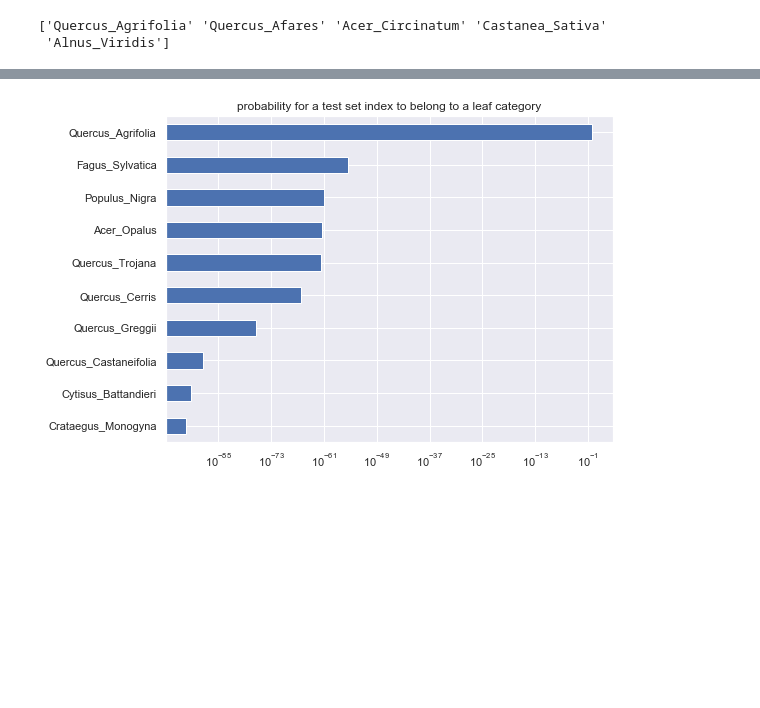
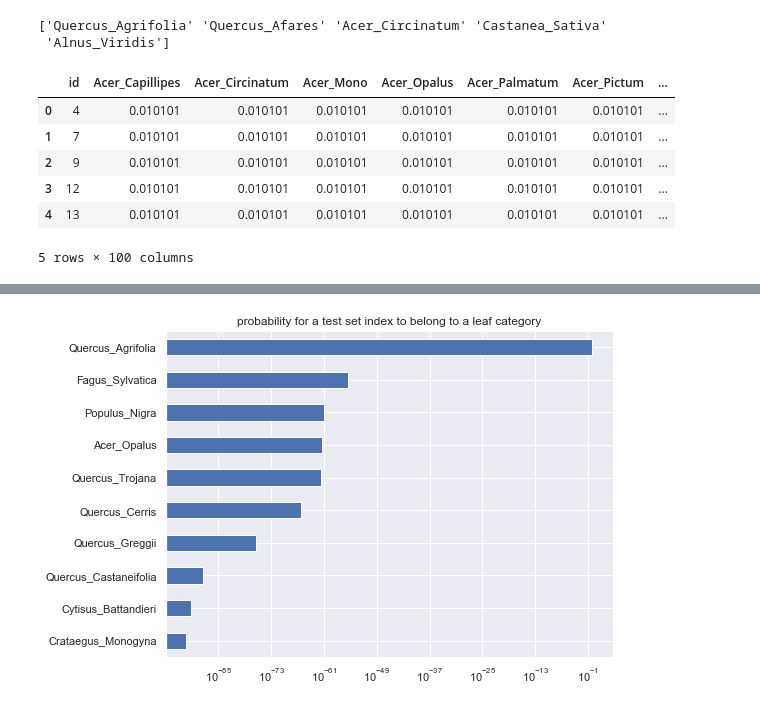
Before and after one commit to LaurentFerhi/Leaf-classifier, a Jupyter notebook: Leaf_classifier.ipynb, the cells around one changed output, grey strips where cells are left out. Cells and saved outputs as stored; diff of their text form; code cells hidden in the pictures; blank space fills up the shorter version.

```diff
--- a/Leaf_classifier.ipynb
+++ b/Leaf_classifier.ipynb
@@ -28,6 +28,7 @@ from sklearn.metrics import classification_report
 # %%
 train_df = pd.read_csv('train.csv')
 test_df = pd.read_csv('test.csv')
+sample_sub_df = pd.read_csv('sample_submission.csv')
 # %%
 train_df.info()
 # %% [output]
@@ -211,6 +212,16 @@ print(result[0:5])
 # %% [output]
 ['Quercus_Agrifolia' 'Quercus_Afares' 'Acer_Circinatum' 'Castanea_Sativa'
  'Alnus_Viridis']
+# %%
+sample_sub_df.head()
+# %% [output]
+|  | id | Acer_Capillipes | Acer_Circinatum | Acer_Mono | Acer_Opalus | Acer_Palmatum | Acer_Pictum | ... |
+| 0 | 4 | 0.010101 | 0.010101 | 0.010101 | 0.010101 | 0.010101 | 0.010101 | ... |
+| 1 | 7 | 0.010101 | 0.010101 | 0.010101 | 0.010101 | 0.010101 | 0.010101 | ... |
+| 2 | 9 | 0.010101 | 0.010101 | 0.010101 | 0.010101 | 0.010101 | 0.010101 | ... |
+| 3 | 12 | 0.010101 | 0.010101 | 0.010101 | 0.010101 | 0.010101 | 0.010101 | ... |
+| 4 | 13 | 0.010101 | 0.010101 | 0.010101 | 0.010101 | 0.010101 | 0.010101 | ... |
+5 rows × 100 columns
 # %%
 ### predictions on user data
 user_pred_proba = clf_trained.predict_proba(X_user)
```
Also changed, not shown: parts of 8 cells of this notebook, 1 other file.
